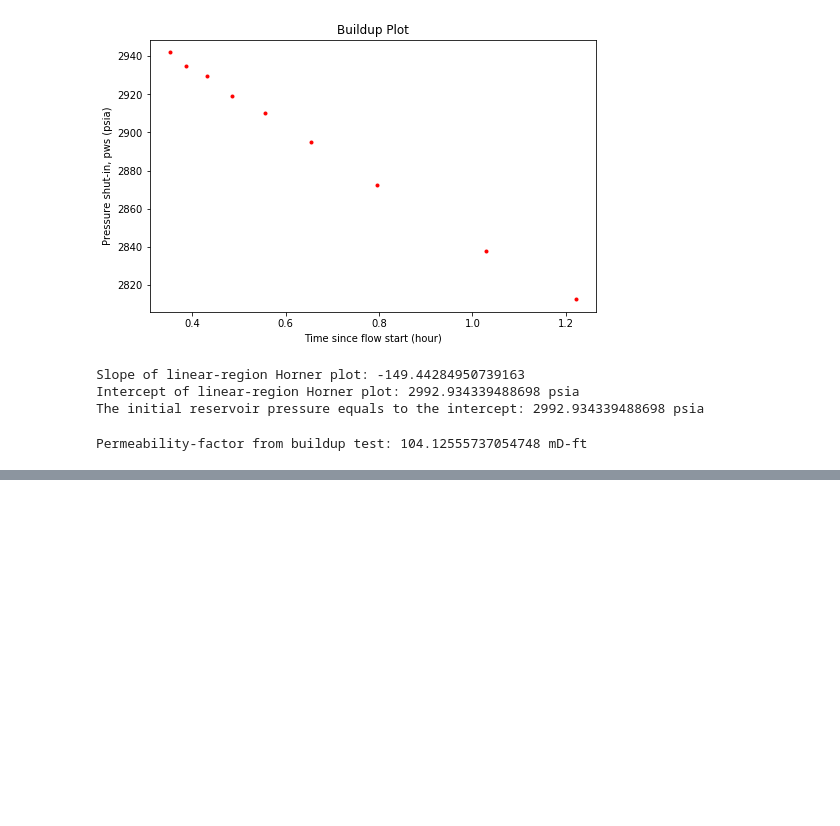
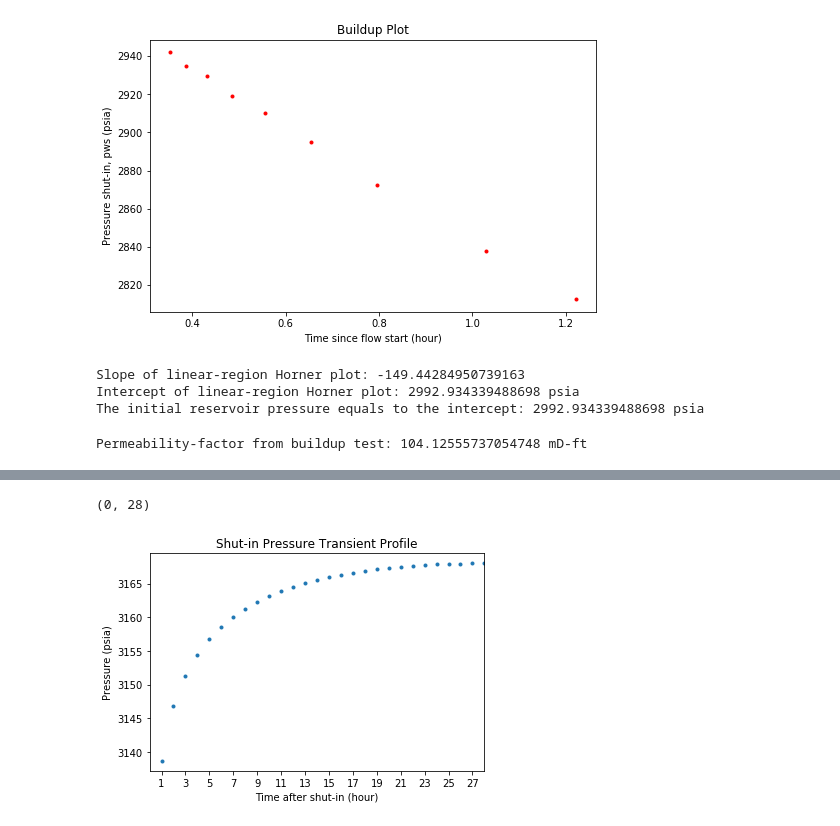
Before and after one commit to yohanesnuwara/reservoir-engineering, a Jupyter notebook: Unit 7 Introduction to Well-Test Analysis/notebook/7_examples_part2.ipynb, the cells around one changed output, grey strips where cells are left out. Cells and saved outputs as stored; diff of their text form; code cells hidden in the pictures; blank space fills up the shorter version.

```diff
--- a/Unit 7 Introduction to Well-Test Analysis/notebook/7_examples_part2.ipynb
+++ b/Unit 7 Introduction to Well-Test Analysis/notebook/7_examples_part2.ipynb
@@ -139,0 +241,9 @@ Permeability-factor from buildup test: 104.12555737054748 mD-ft
+# %%
+plt.plot(finite_buildup.t, finite_buildup.p, '.')
+plt.title('Shut-in Pressure Transient Profile')
+plt.xlabel('Time after shut-in (hour)'); plt.ylabel('Pressure (psia)')
+plt.xticks(np.arange(1, 28, 2))
+plt.xlim(0, 28)
+# %% [output]
+(0, 28)
+[figure, added]
```
Also changed, not shown: parts of 17 cells of this notebook.
